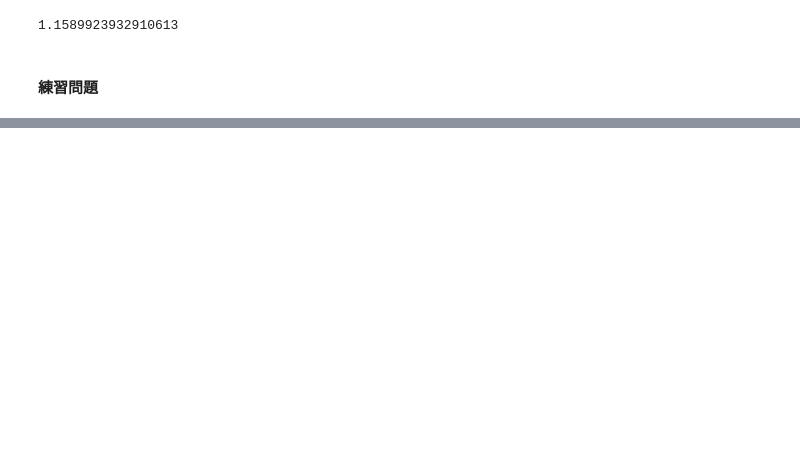
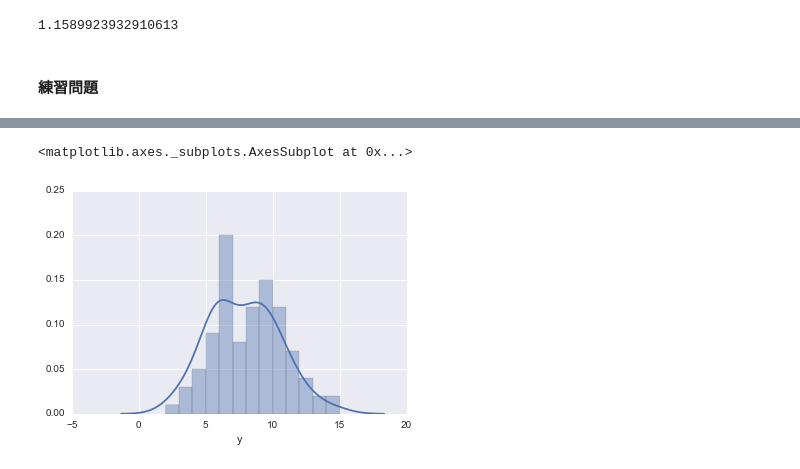
Before and after one commit to hmj/r-stan-stats-modeling-in-python, a Jupyter notebook: chap05/ohnishi/chapter5.ipynb, the cells around one changed output, grey strips where cells are left out. Saved outputs shown, nothing was run; the diff lists cells and outputs as text; code cells hidden in the pictures; blank space fills up the shorter version.

```diff
--- a/chap05/ohnishi/chapter5.ipynb
+++ b/chap05/ohnishi/chapter5.ipynb
@@ -502,0 +631,4 @@ b1, b2, b3 = (np.percentile(x, 50) for x in b)
+# %%
+# (6)
+df_ex6 = pd.read_csv("input/data3a.csv")
+df_ex6.head()
@@ -502,0 +656,5 @@ b1, b2, b3 = (np.percentile(x, 50) for x in b)
+# %%
+sns.distplot(df_ex6.y, bins=13)
+# %% [output]
+<matplotlib.axes._subplots.AxesSubplot at 0x...>
+[figure, added]
```
Also changed, not shown: parts of 36 cells of this notebook, 4 other files.
